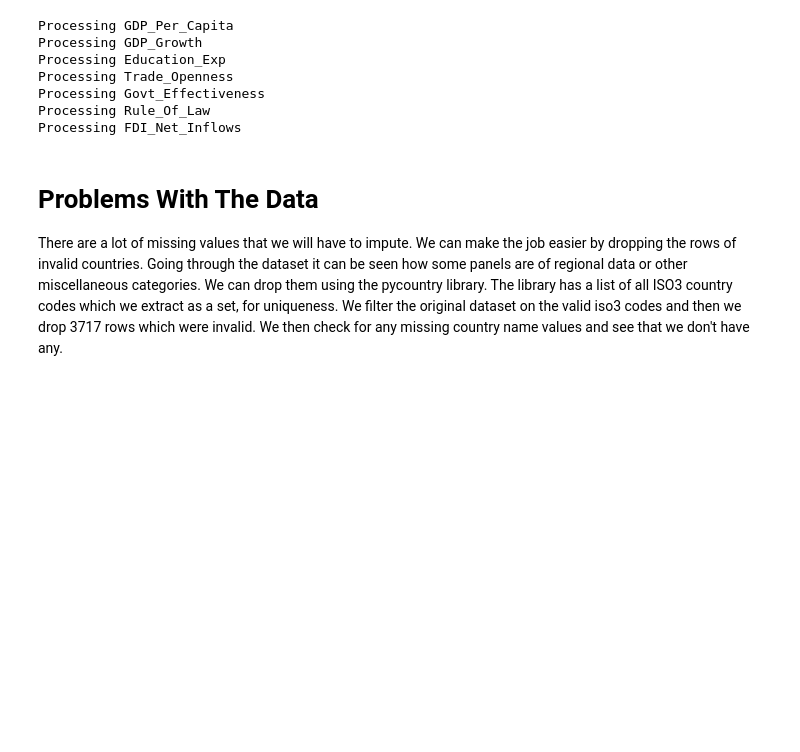
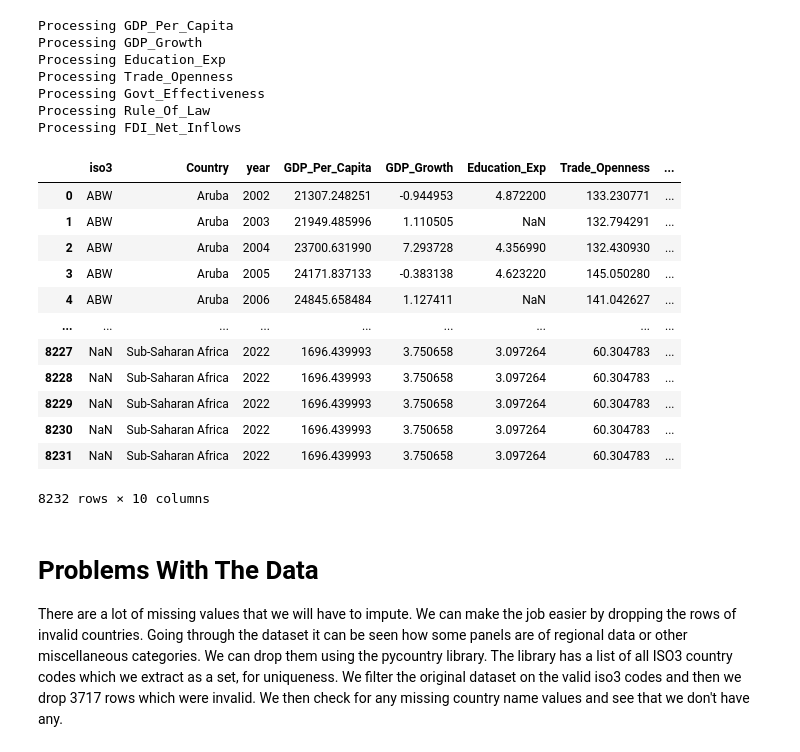
Before and after one commit to adrymmm/WorldBankPanel, a Jupyter notebook: data_exploration.ipynb, the cells around one changed output. Cells and saved outputs as stored; diff of their text form; code cells hidden in the pictures; blank space fills up the shorter version.

```diff
--- a/data_exploration.ipynb
+++ b/data_exploration.ipynb
@@ -76,7 +78,7 @@ base_url = "https://api.worldbank.org/v2/country/all/indicator/{code}?date={year
 df_list = []
 
 # Helper function to get the data with indicator and year parameters
-def get_worldbank(indicator, year=2004:2024, page=1):
+def get_worldbank(indicator, year, page=1):
     try:
         url = base_url.format(code=indicator, year=year, page=page)
         response = requests.get(url, timeout=20)
@@ -105,7 +107,7 @@ for ind_name, ind_code in indicators.items():
     df = df.rename(columns={'value': k, 'countryiso3code': 'iso3'})
     df_list.append(df)
 
-    # Creating copy of first dataframe to merge country column later
+# Creating copy of first dataframe to merge country column later
 df_copy = df_list[0][['iso3', 'country']].drop_duplicates()
 dfs_final = []
 
@@ -148,6 +150,5 @@ merged = merged[['country'] + [col for col in merged.columns if col!= 'country']
 print(merged.isna().sum(), "\n")
 # Print Shape
 print(merged.shape, "\n")
-
 '''
 # %% [output]
@@ -221,6 +231,22 @@ Processing Trade_Openness
 Processing Govt_Effectiveness
 Processing Rule_Of_Law
 Processing FDI_Net_Inflows
+# %%
+panel_wb
+# %% [output]
+|  | iso3 | Country | year | GDP_Per_Capita | GDP_Growth | Education_Exp | Trade_Openness | ... |
+| 0 | ABW | Aruba | 2002 | 21307.248251 | -0.944953 | 4.872200 | 133.230771 | ... |
+| 1 | ABW | Aruba | 2003 | 21949.485996 | 1.110505 | NaN | 132.794291 | ... |
+| 2 | ABW | Aruba | 2004 | 23700.631990 | 7.293728 | 4.356990 | 132.430930 | ... |
+| 3 | ABW | Aruba | 2005 | 24171.837133 | -0.383138 | 4.623220 | 145.050280 | ... |
+| 4 | ABW | Aruba | 2006 | 24845.658484 | 1.127411 | NaN | 141.042627 | ... |
+| ... | ... | ... | ... | ... | ... | ... | ... | ... |
+| 8227 | NaN | Sub-Saharan Africa | 2022 | 1696.439993 | 3.750658 | 3.097264 | 60.304783 | ... |
+| 8228 | NaN | Sub-Saharan Africa | 2022 | 1696.439993 | 3.750658 | 3.097264 | 60.304783 | ... |
+| 8229 | NaN | Sub-Saharan Africa | 2022 | 1696.439993 | 3.750658 | 3.097264 | 60.304783 | ... |
+| 8230 | NaN | Sub-Saharan Africa | 2022 | 1696.439993 | 3.750658 | 3.097264 | 60.304783 | ... |
+| 8231 | NaN | Sub-Saharan Africa | 2022 | 1696.439993 | 3.750658 | 3.097264 | 60.304783 | ... |
+8232 rows × 10 columns
 # %% [markdown]
 # Problems With The Data
 There are a lot of missing values that we will have to impute. We can make the job easier by dropping the rows of invalid countries. Going through the dataset it can be seen how some panels are of regional data or other miscellaneous categories. We can drop them using the pycountry library. The library has a list of all ISO3 country codes which we extract as a set, for uniqueness. We filter the original dataset on the valid iso3 codes and then we drop 3717 rows which were invalid. We then check for any missing country name values and see that we don't have any.
```
Also changed, not shown: parts of 28 cells of this notebook.
